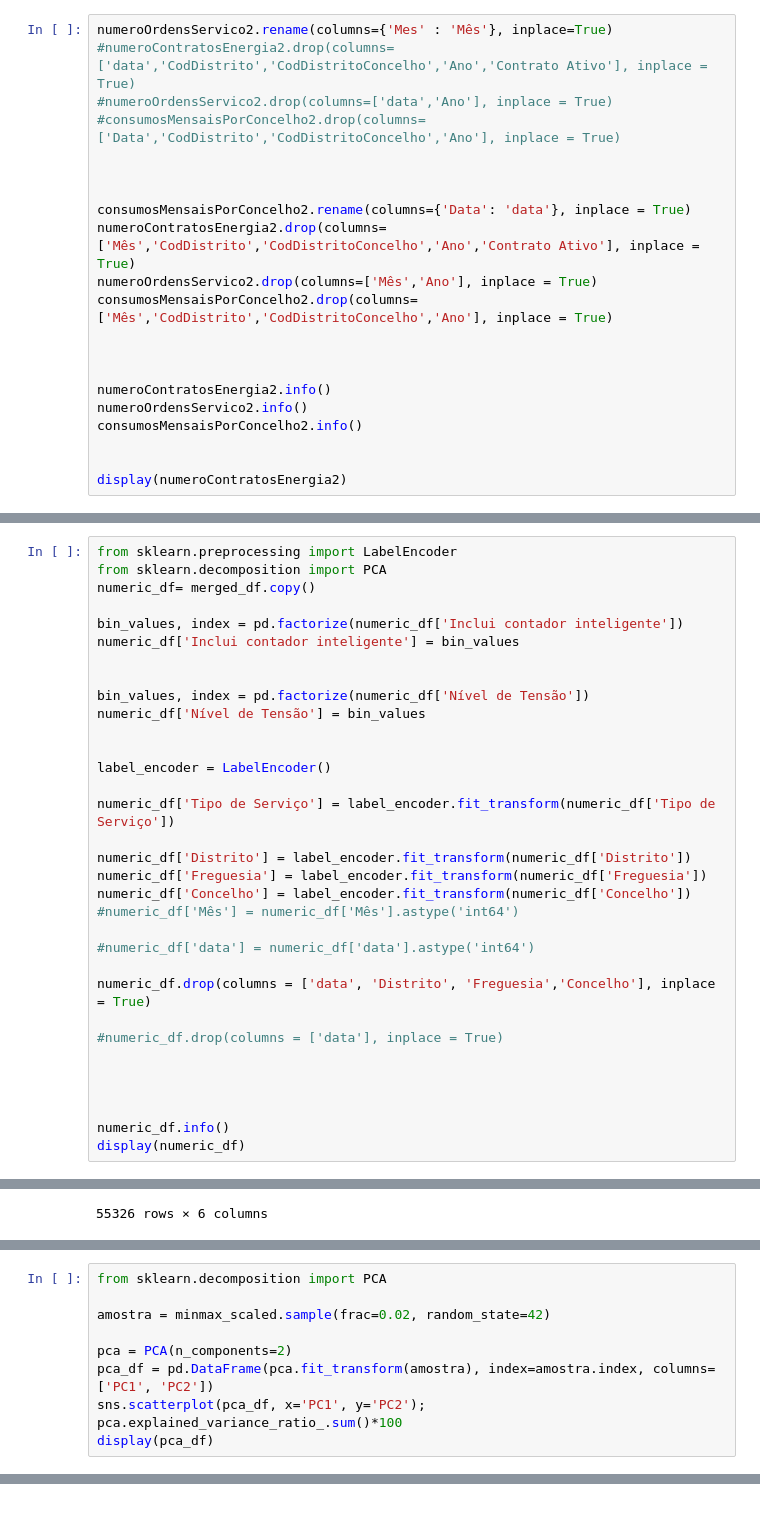
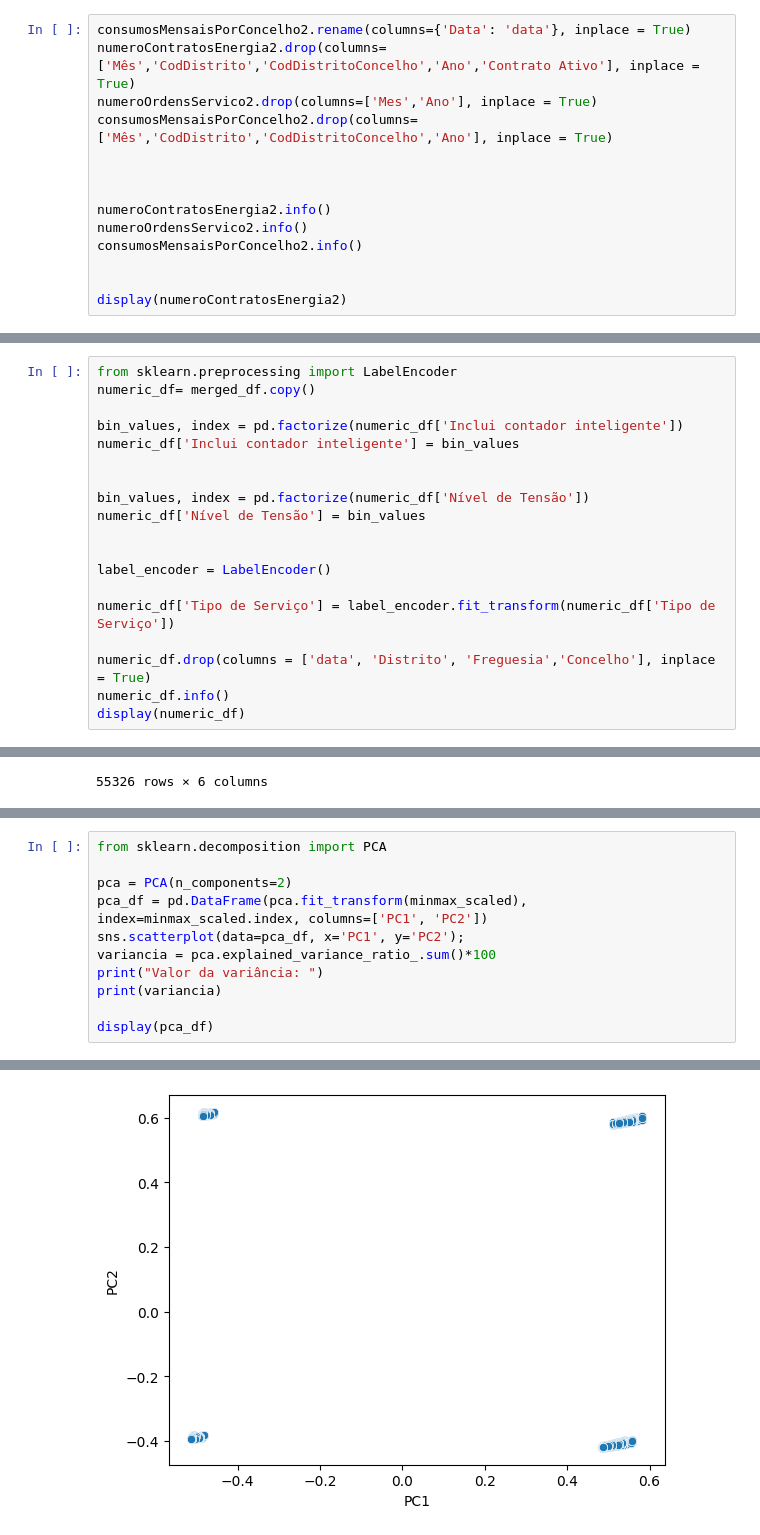
Before and after one commit to RafaelGesero/DECDProject, a Jupyter notebook: ProjetoDECD_Grupo20.ipynb, the cells around one changed output, grey strips where cells are left out. Saved outputs shown, nothing was run; the diff lists cells and outputs as text.

```diff
--- a/ProjetoDECD_Grupo20.ipynb
+++ b/ProjetoDECD_Grupo20.ipynb
@@ -246,14 +217,7 @@ Para que seja possível juntar as três tabelas, terá de ser efetuado algum tra
 # %%
-numeroOrdensServico2.rename(columns={'Mes' : 'Mês'}, inplace=True)
-#numeroContratosEnergia2.drop(columns=['data','CodDistrito','CodDistritoConcelho','Ano','Contrato Ativo'], inplace = True)
-#numeroOrdensServico2.drop(columns=['data','Ano'], inplace = True)
-#consumosMensaisPorConcelho2.drop(columns=['Data','CodDistrito','CodDistritoConcelho','Ano'], inplace = True)
-
-
-
 consumosMensaisPorConcelho2.rename(columns={'Data': 'data'}, inplace = True)
 numeroContratosEnergia2.drop(columns=['Mês','CodDistrito','CodDistritoConcelho','Ano','Contrato Ativo'], inplace = True)
-numeroOrdensServico2.drop(columns=['Mês','Ano'], inplace = True)
+numeroOrdensServico2.drop(columns=['Mes','Ano'], inplace = True)
 consumosMensaisPorConcelho2.drop(columns=['Mês','CodDistrito','CodDistritoConcelho','Ano'], inplace = True)
 
 
@@ -538,6 +446,5 @@ Tipo de Serviço/Distrito/Concelho/Freguesia - decidimos recorrer à estratégia
 # %%
 from sklearn.preprocessing import LabelEncoder
-from sklearn.decomposition import PCA
 numeric_df= merged_df.copy()
 
 bin_values, index = pd.factorize(numeric_df['Inclui contador inteligente'])
@@ -552,20 +459,7 @@ label_encoder = LabelEncoder()
 
 numeric_df['Tipo de Serviço'] = label_encoder.fit_transform(numeric_df['Tipo de Serviço'])
 
-numeric_df['Distrito'] = label_encoder.fit_transform(numeric_df['Distrito'])
-numeric_df['Freguesia'] = label_encoder.fit_transform(numeric_df['Freguesia'])
-numeric_df['Concelho'] = label_encoder.fit_transform(numeric_df['Concelho'])
-#numeric_df['Mês'] = numeric_df['Mês'].astype('int64')
-
-#numeric_df['data'] = numeric_df['data'].astype('int64')
-
 numeric_df.drop(columns = ['data', 'Distrito', 'Freguesia','Concelho'], inplace = True)
-
-#numeric_df.drop(columns = ['data'], inplace = True)
-
-
-
-
 numeric_df.info()
 display(numeric_df)
 # %% [output]
@@ -625,10 +528,12 @@ Criámos uma amostra dos dados com cerca de 1100 indivíduos para facilitar a no
 # %%
 from sklearn.decomposition import PCA
 
-amostra = minmax_scaled.sample(frac=0.02, random_state=42)
+pca = PCA(n_components=2)
+pca_df = pd.DataFrame(pca.fit_transform(minmax_scaled), index=minmax_scaled.index, columns=['PC1', 'PC2'])
+sns.scatterplot(data=pca_df, x='PC1', y='PC2');
+variancia = pca.explained_variance_ratio_.sum()*100
+print("Valor da variância: ")
+print(variancia)
 
-pca = PCA(n_components=2)
-pca_df = pd.DataFrame(pca.fit_transform(amostra), index=amostra.index, columns=['PC1', 'PC2'])
-sns.scatterplot(pca_df, x='PC1', y='PC2');
-pca.explained_variance_ratio_.sum()*100
 display(pca_df)
+# %% [output]
@@ -634,0 +555 @@ display(pca_df)
+[figure, added]
```
Also changed, not shown: parts of 47 cells of this notebook.
